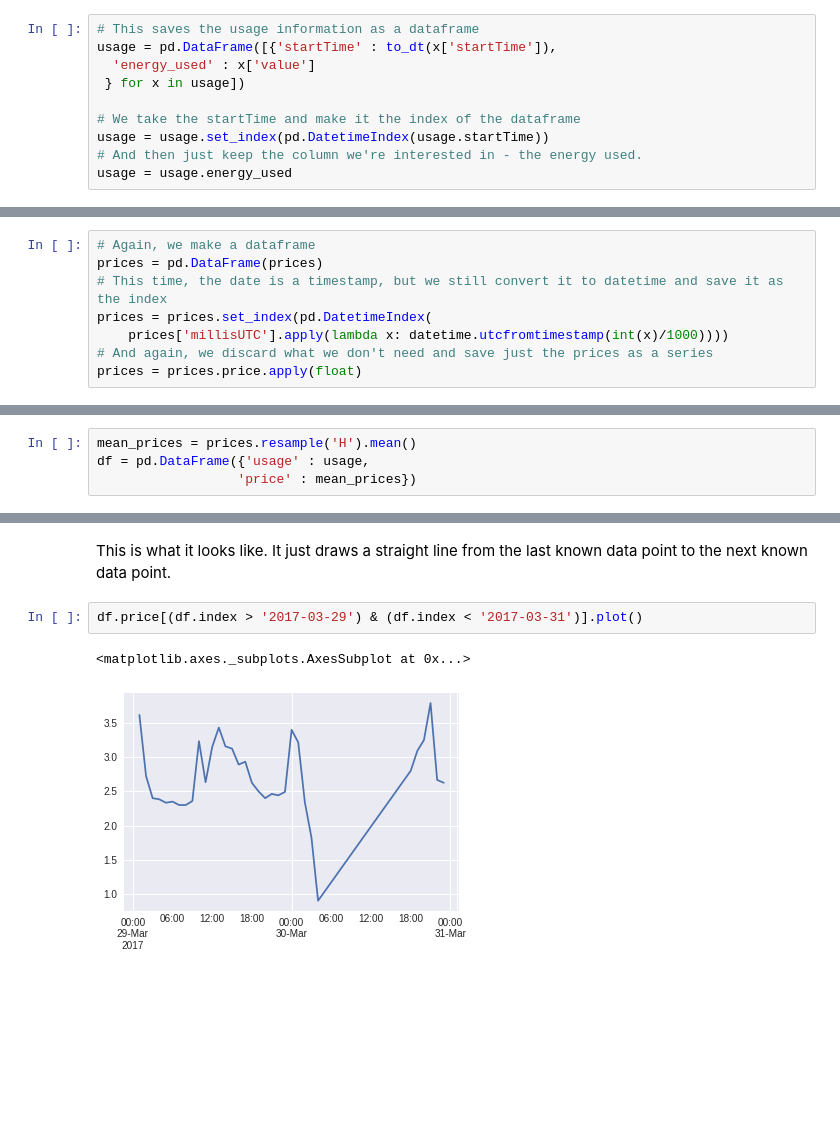
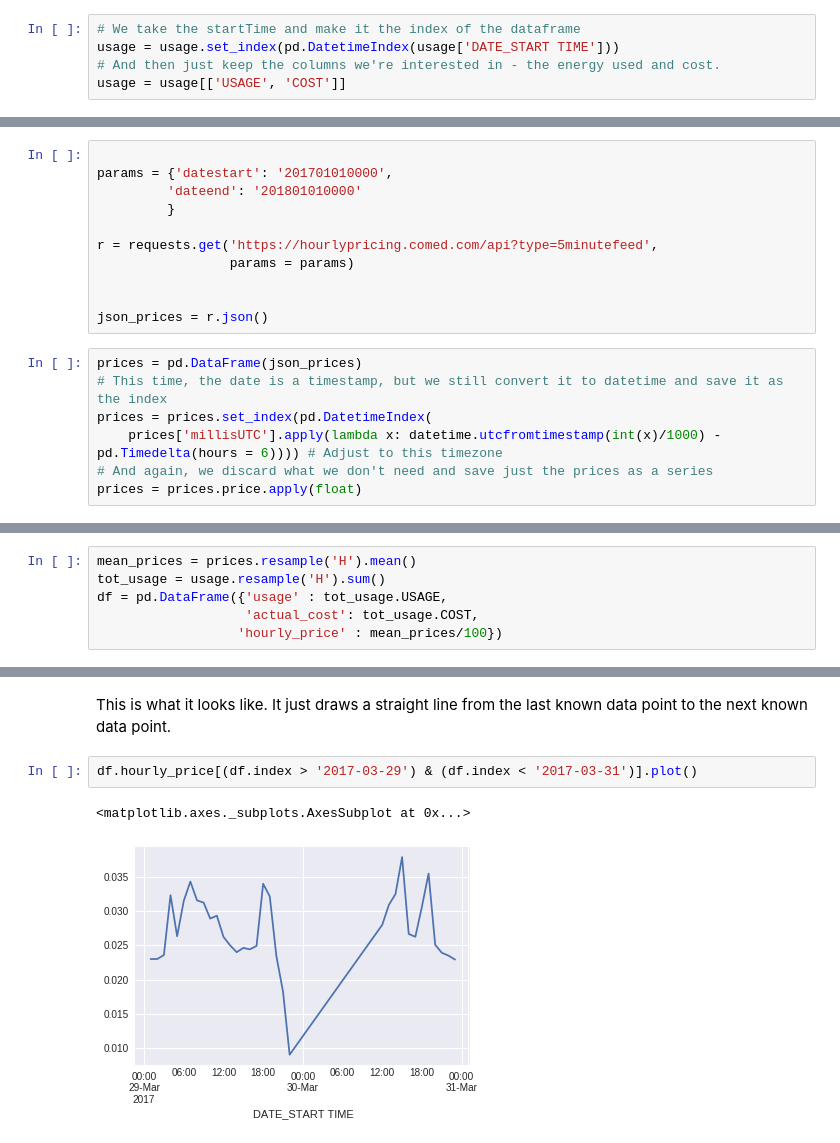
Before and after one commit to jdfoote/notebooks, a Jupyter notebook: comed.ipynb, the cells around one changed output, grey strips where cells are left out. Saved outputs shown, nothing was run; the diff lists cells and outputs as text; blank space fills up the shorter version.

```diff
--- a/comed.ipynb
+++ b/comed.ipynb
@@ -62,10 +43,5 @@ def to_dt(s):
 # %%
-# This saves the usage information as a dataframe
-usage = pd.DataFrame([{'startTime' : to_dt(x['startTime']),
-  'energy_used' : x['value']
- } for x in usage])
-
 # We take the startTime and make it the index of the dataframe
-usage = usage.set_index(pd.DatetimeIndex(usage.startTime))
-# And then just keep the column we're interested in - the energy used.
-usage = usage.energy_used
+usage = usage.set_index(pd.DatetimeIndex(usage['DATE_START TIME']))
+# And then just keep the columns we're interested in - the energy used and cost.
+usage = usage[['USAGE', 'COST']]
@@ -93,9 +74,19 @@ prices = r.json()
+# %%
+
+params = {'datestart': '201701010000',
+         'dateend': '201801010000'
+         }
+
+r = requests.get('https://hourlypricing.comed.com/api?type=5minutefeed',
+                 params = params)
+
+
+json_prices = r.json()
 # %%
-# Again, we make a dataframe
-prices = pd.DataFrame(prices)
+prices = pd.DataFrame(json_prices)
 # This time, the date is a timestamp, but we still convert it to datetime and save it as the index
 prices = prices.set_index(pd.DatetimeIndex(
-    prices['millisUTC'].apply(lambda x: datetime.utcfromtimestamp(int(x)/1000))))
+    prices['millisUTC'].apply(lambda x: datetime.utcfromtimestamp(int(x)/1000) - pd.Timedelta(hours = 6)))) # Adjust to this timezone
 # And again, we discard what we don't need and save just the prices as a series
 prices = prices.price.apply(float)
 # %% [markdown]
@@ -109,5 +100,7 @@ prices.resample('W').mean().plot()
 I then put all of these into a dataframe, to make the dates match up.
 # %%
 mean_prices = prices.resample('H').mean()
-df = pd.DataFrame({'usage' : usage,
-                  'price' : mean_prices})
+tot_usage = usage.resample('H').sum()
+df = pd.DataFrame({'usage' : tot_usage.USAGE,
+                   'actual_cost': tot_usage.COST,
+                  'hourly_price' : mean_prices/100})
@@ -142,10 +142,10 @@ df = df.interpolate(method='time')
 # %% [markdown]
 This is what it looks like. It just draws a straight line from the last known data point to the next known data point.
 # %%
-df.price[(df.index > '2017-03-29') & (df.index < '2017-03-31')].plot()
+df.hourly_price[(df.index > '2017-03-29') & (df.index < '2017-03-31')].plot()
 # %% [output]
 <matplotlib.axes._subplots.AxesSubplot at 0x...>
-[figure, old version]
+[figure, new version]
 # %% [markdown]
 ## Getting bounds
 
```
Also changed, not shown: parts of 43 cells of this notebook.
